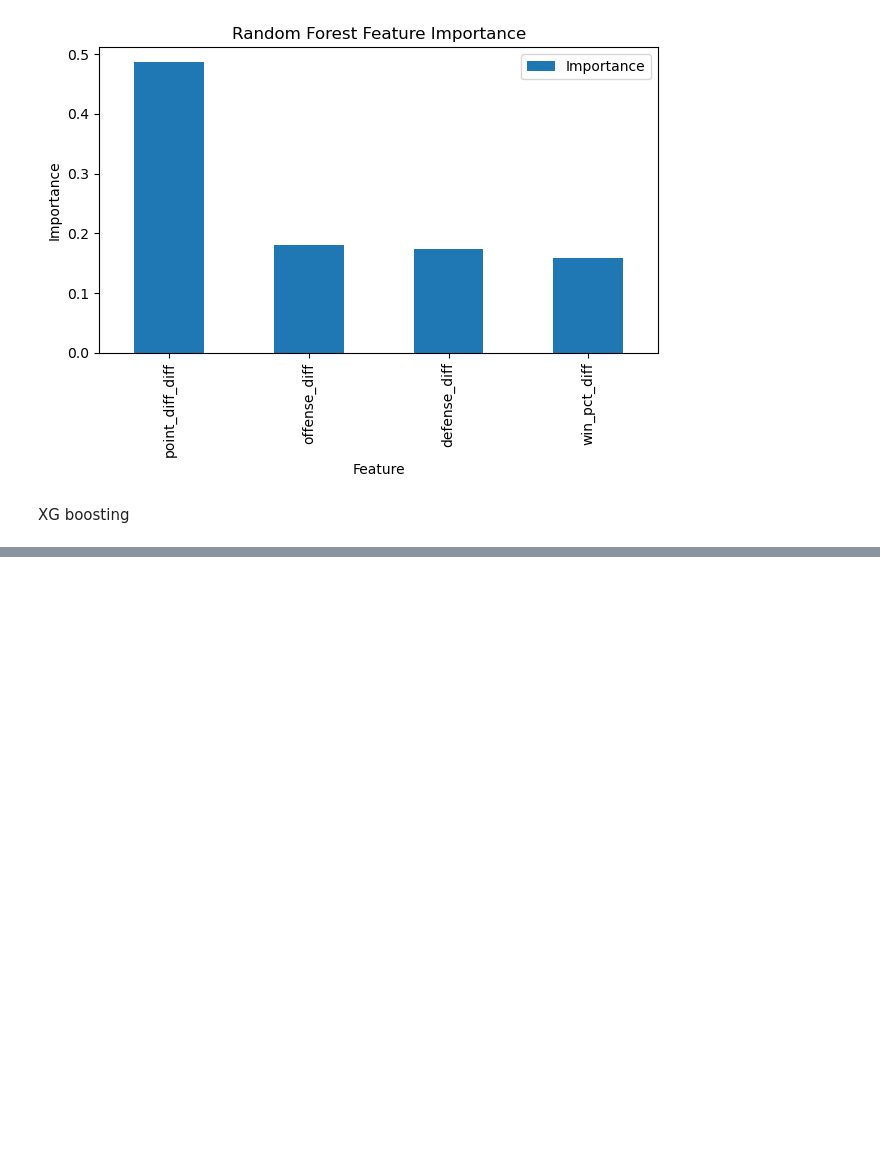
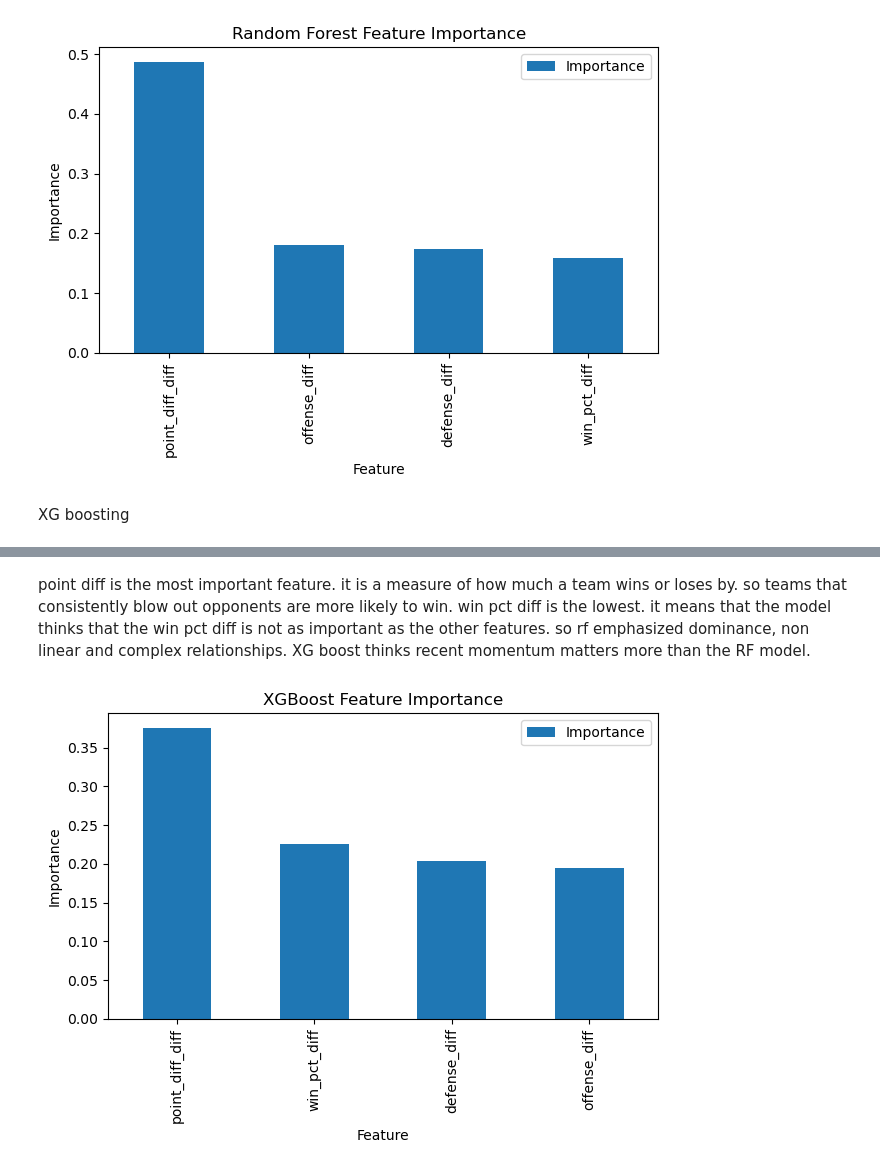
Before and after one commit to AayushPandey-hub/nba-win-prediction, a Jupyter notebook: modeling.ipynb, the cells around one changed output, grey strips where cells are left out. Cells and saved outputs as stored; diff of their text form; code cells hidden in the pictures; blank space fills up the shorter version.

Commit message:
few changes with the things and made my final model

```diff
--- a/modeling.ipynb
+++ b/modeling.ipynb
@@ -365,3 +365,16 @@ plt.show()
 [figure]
 # %% [markdown]
 XG boosting
+# %%
+from xgboost import XGBClassifier
+xgb_model = XGBClassifier(
+    n_estimators=200,
+    max_depth=4,
+    learning_rate=0.05,
+    subsample=0.8,
+    colsample_bytree=0.8,
+    random_state=4025,
+    eval_metric="logloss"
+)
+
+xgb_model.fit(X_train, y_train)
@@ -367,0 +413,12 @@ XG boosting
+# %%
+xgb_importance_df = pd.DataFrame({
+    "Feature": feature_cols,
+    "Importance": xgb_model.feature_importances_
+})
+
+xgb_importance_df = xgb_importance_df.sort_values(
+    "Importance",
+    ascending=False
+)
+
+xgb_importance_df
@@ -367,0 +431,18 @@ XG boosting
+# %% [markdown]
+point diff is the most important feature. it is a measure of how much a team wins or loses by. so teams that consistently blow out opponents are more likely to win. win pct diff is the lowest. it means that the model thinks that the win pct diff is not as important as the other features. so rf emphasized dominance, non linear and complex relationships. XG boost thinks recent momentum matters more than the RF model.
+# %%
+xgb_importance_df.plot(
+    x="Feature",
+    y="Importance",
+    kind="bar"
+)
+
+plt.title("XGBoost Feature Importance")
+
+plt.ylabel("Importance")
+
+plt.tight_layout()
+
+plt.show()
+# %% [output]
+[figure, added]
```
Also changed, not shown: parts of 19 cells of this notebook, 2 other files.
